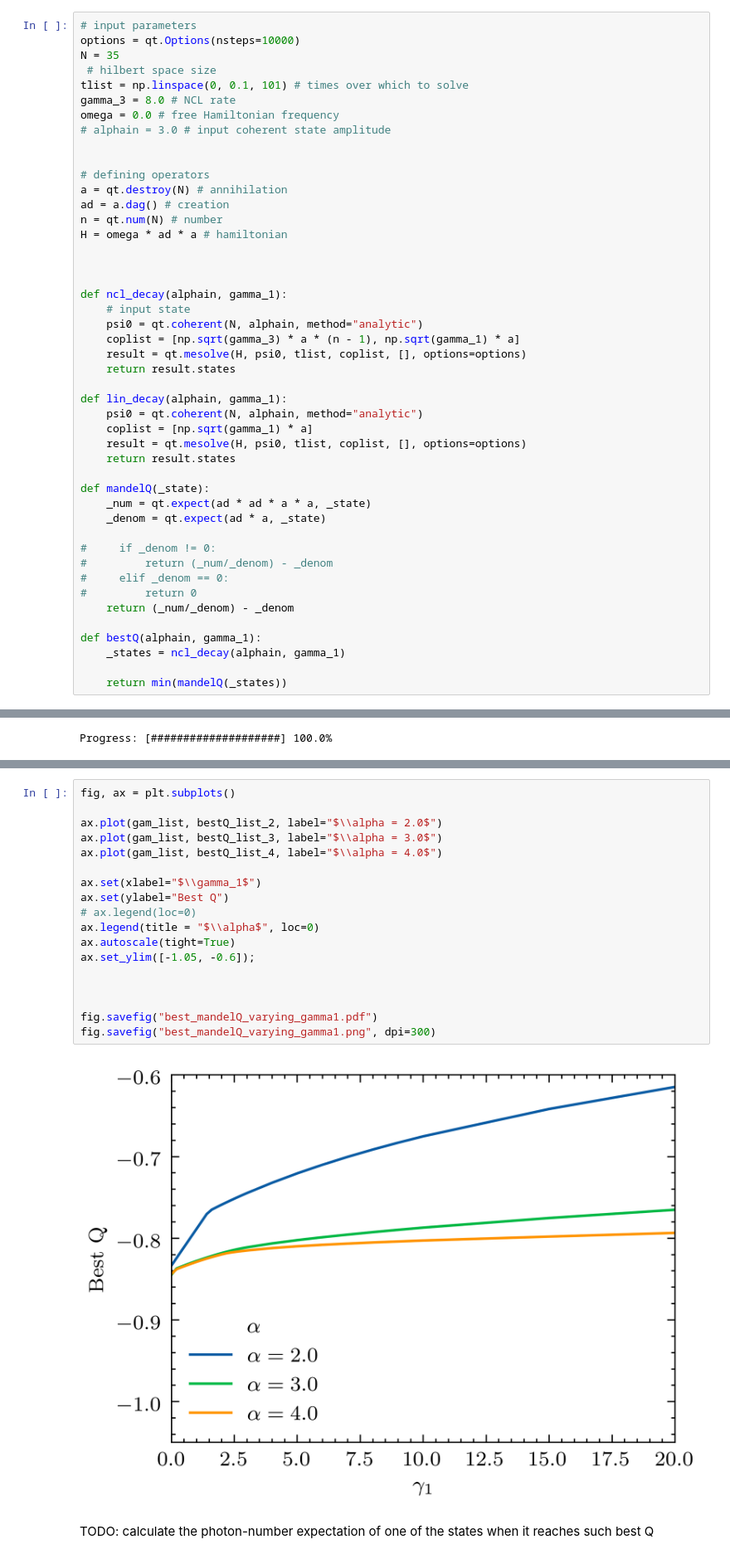
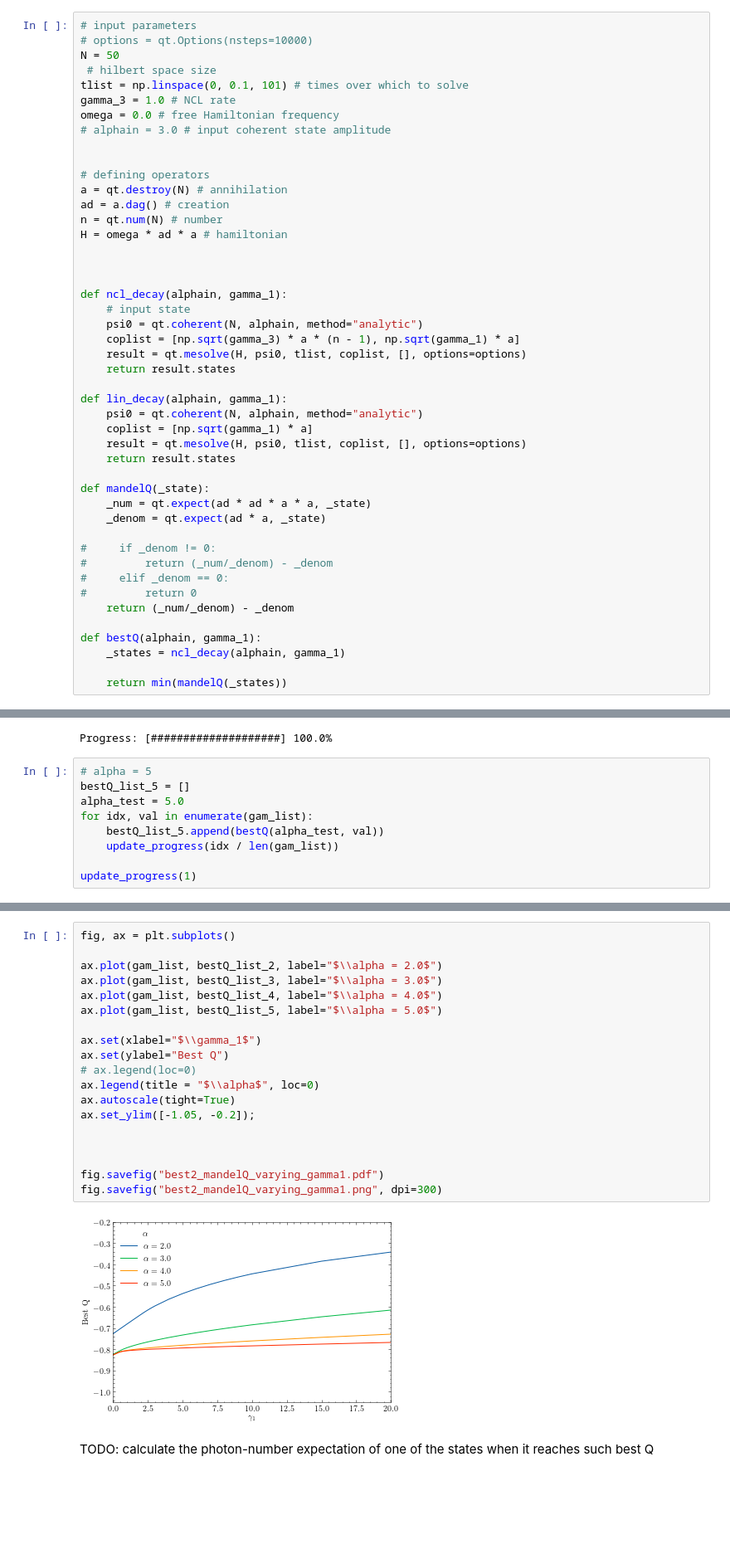
Before and after one commit to mtqoi/Thesis, a Jupyter notebook: Images/phog/PhoG_single_mode_model_graphs_(section_3)_LAPTOP.ipynb, the cells around one changed output, grey strips where cells are left out. Shown at 83% size. Saved outputs shown, nothing was run; the diff lists cells and outputs as text; blank space fills up the shorter version.

Commit message:
Created another bestQ graph with different gamma_3.

```diff
--- a/Images/phog/PhoG_single_mode_model_graphs_(section_3)_LAPTOP.ipynb
+++ b/Images/phog/PhoG_single_mode_model_graphs_(section_3)_LAPTOP.ipynb
@@ -970,11 +970,11 @@ fig.savefig("mandelQ_varying_gamma1_short_time.png", dpi=300)
 ## Best Q
 # %%
 # input parameters
-options = qt.Options(nsteps=10000)
-N = 35
+# options = qt.Options(nsteps=10000)
+N = 50
  # hilbert space size
 tlist = np.linspace(0, 0.1, 101) # times over which to solve
-gamma_3 = 8.0 # NCL rate
+gamma_3 = 1.0 # NCL rate
 omega = 0.0 # free Hamiltonian frequency
 # alphain = 3.0 # input coherent state amplitude
 
@@ -1049,3 +1049,12 @@ for idx, val in enumerate(gam_list):
 update_progress(1)
 # %% [output]
 Progress: [####################] 100.0%
+# %%
+# alpha = 5
+bestQ_list_5 = []
+alpha_test = 5.0
+for idx, val in enumerate(gam_list):
+    bestQ_list_5.append(bestQ(alpha_test, val))
+    update_progress(idx / len(gam_list))
+
+update_progress(1)
@@ -1052,23 +1063,24 @@ Progress: [####################] 100.0%
 # %%
 fig, ax = plt.subplots()
 
 ax.plot(gam_list, bestQ_list_2, label="$\\alpha = 2.0$")
 ax.plot(gam_list, bestQ_list_3, label="$\\alpha = 3.0$")
 ax.plot(gam_list, bestQ_list_4, label="$\\alpha = 4.0$")
+ax.plot(gam_list, bestQ_list_5, label="$\\alpha = 5.0$")
 
 ax.set(xlabel="$\\gamma_1$")
 ax.set(ylabel="Best Q")
 # ax.legend(loc=0)
 ax.legend(title = "$\\alpha$", loc=0)
 ax.autoscale(tight=True)
-ax.set_ylim([-1.05, -0.6]);
+ax.set_ylim([-1.05, -0.2]);
 
 
 
-fig.savefig("best_mandelQ_varying_gamma1.pdf")
-fig.savefig("best_mandelQ_varying_gamma1.png", dpi=300)
+fig.savefig("best2_mandelQ_varying_gamma1.pdf")
+fig.savefig("best2_mandelQ_varying_gamma1.png", dpi=300)
 # %% [output]
-[figure, old version]
+[figure, new version]
 # %% [markdown]
 TODO: calculate the photon-number expectation of one of the states when it reaches such best Q
 # %%
```
Also changed, not shown: parts of 1 cell of this notebook.
